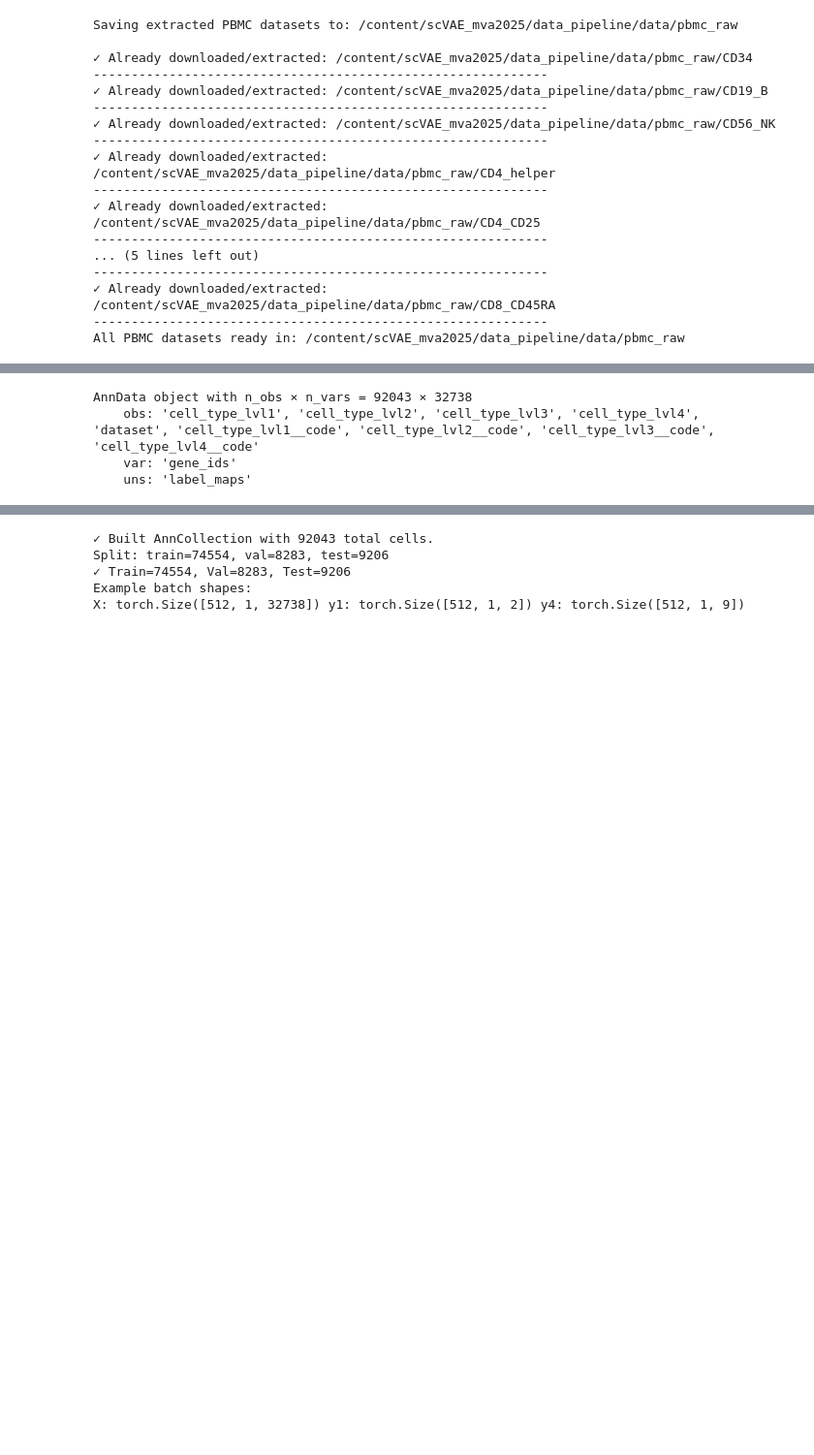
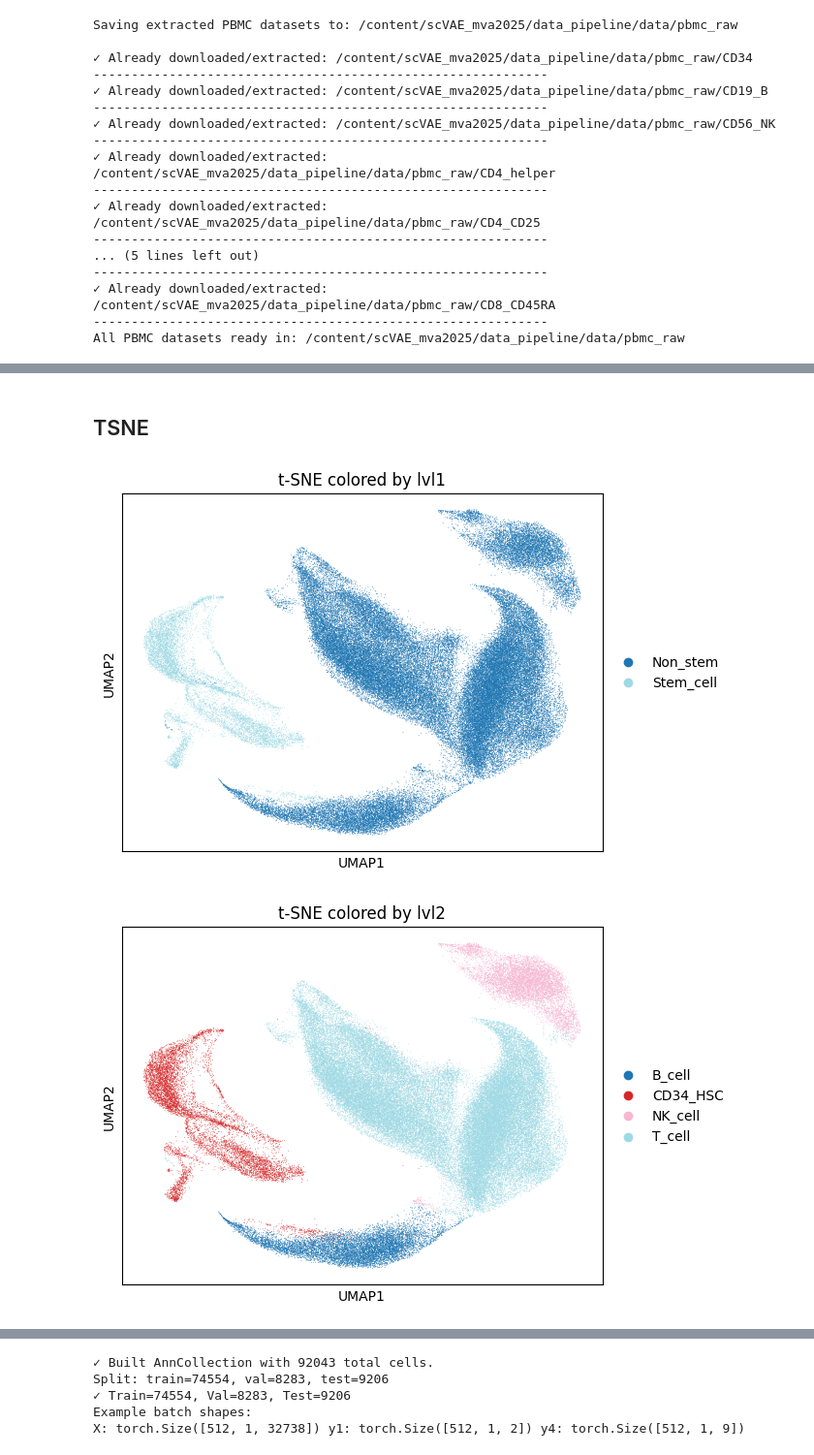
Before and after one commit to raphaelrubrice/scVAE_mva2025, a Jupyter notebook: data_pipeline.ipynb, the cells around one changed output, grey strips where cells are left out. Shown at 97% size. Drawn from its saved outputs; the diff is of its cells as text; code cells hidden in the pictures; blank space fills up the shorter version.

```diff
--- a/data_pipeline.ipynb
+++ b/data_pipeline.ipynb
@@ -108,9 +74,5 @@ Combine stage complete!
 # %%
 import scanpy as sc
 adata_combined = sc.read_h5ad("data_pipeline/data/pbmc_processed/pbmc_combined.h5ad")
+adata_combined.obs_names_make_unique()
 adata_combined
-# %% [output]
-AnnData object with n_obs × n_vars = 92043 × 32738
-    obs: 'cell_type_lvl1', 'cell_type_lvl2', 'cell_type_lvl3', 'cell_type_lvl4', 'dataset', 'cell_type_lvl1__code', 'cell_type_lvl2__code', 'cell_type_lvl3__code', 'cell_type_lvl4__code'
-    var: 'gene_ids'
-    uns: 'label_maps'
@@ -116,0 +87,23 @@ AnnData object with n_obs × n_vars = 92043 × 32738
+# %% [markdown]
+## TSNE
+# %%
+import scanpy as sc
+
+sc.tl.pca(adata_combined, svd_solver='arpack')
+
+sc.pp.neighbors(adata_combined, use_rep='X_pca')
+
+sc.tl.umap(adata_combined)
+
+# Plot each hierarchy level
+for lvl in ["lvl1", "lvl2", "lvl3", "lvl4"]:
+    sc.pl.umap(
+        adata_combined,
+        color=f"cell_type_{lvl}",
+        palette='tab20',  # enough colors for level 4
+        title=f"t-SNE colored by {lvl}",
+        legend_loc='right margin'
+    )
+# %% [output]
+[figure, added]
+[figure, added]
```
Also changed, not shown: parts of 7 cells of this notebook.
